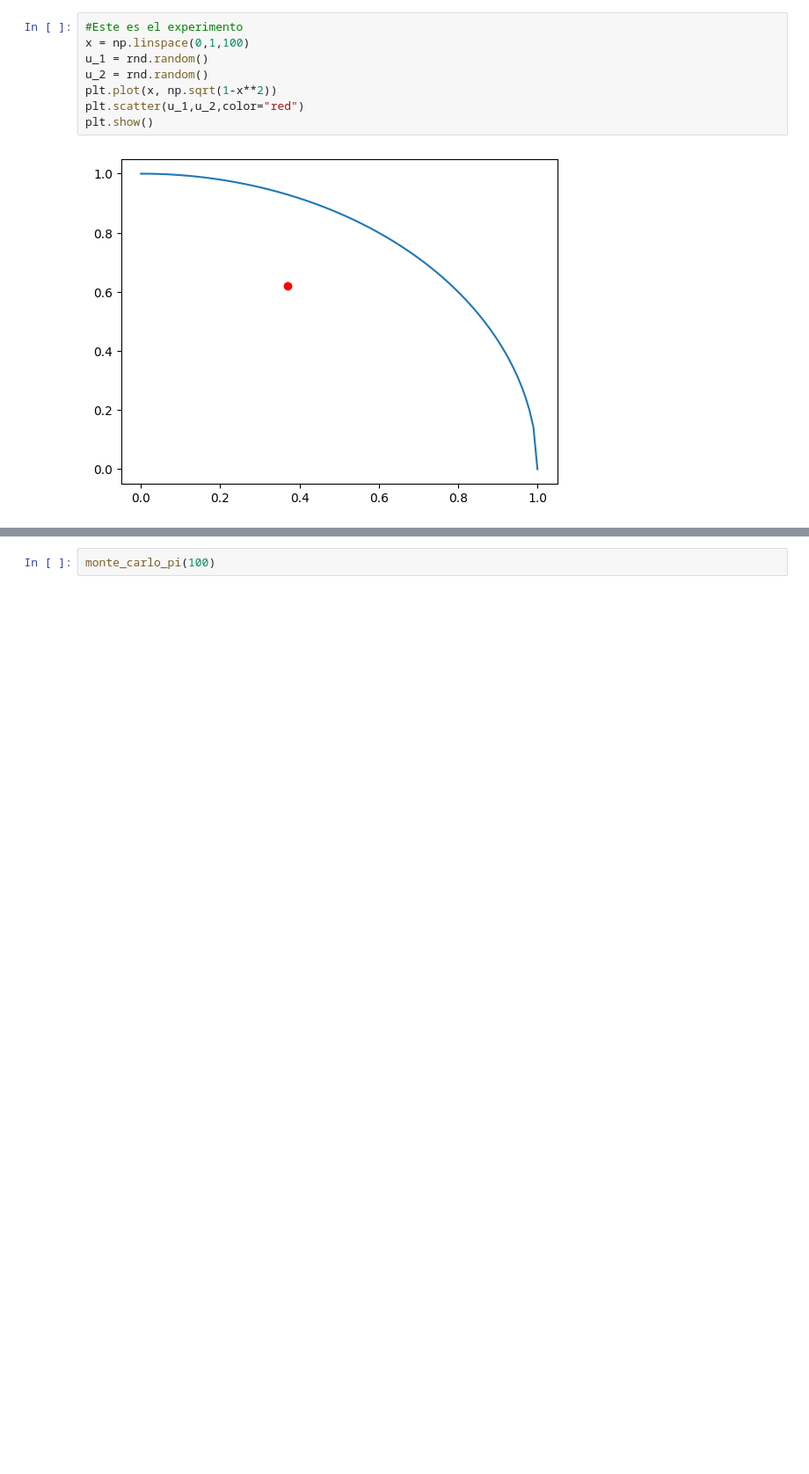
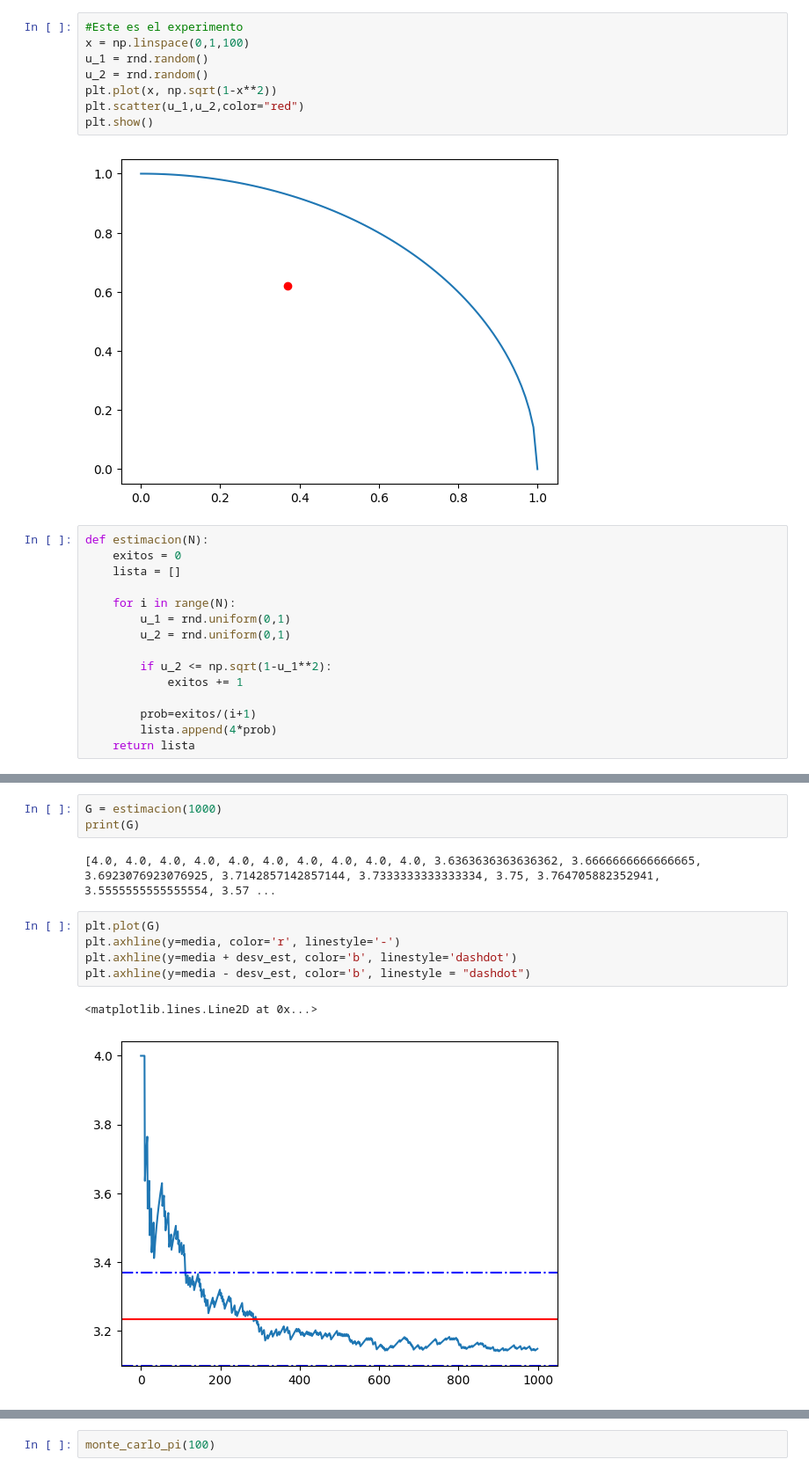
Before and after one commit to MartaPCastillo/Simulaci-n-I-, a Jupyter notebook: Aproximación_del_número_Pi.ipynb, the cells around one changed output, grey strips where cells are left out. Shown at 88% size. Saved outputs shown, nothing was run; the diff lists cells and outputs as text; blank space fills up the shorter version.

```diff
--- a/Aproximación_del_número_Pi.ipynb
+++ b/Aproximación_del_número_Pi.ipynb
@@ -58,3 +58,18 @@ plt.scatter(u_1,u_2,color="red")
 plt.show()
 # %% [output]
 [figure]
+# %%
+def estimacion(N):
+    exitos = 0
+    lista = []
+
+    for i in range(N):
+        u_1 = rnd.uniform(0,1)
+        u_2 = rnd.uniform(0,1)
+
+        if u_2 <= np.sqrt(1-u_1**2):
+            exitos += 1
+
+        prob=exitos/(i+1)
+        lista.append(4*prob)
+    return lista
@@ -60,0 +86,13 @@ plt.show()
+# %%
+G = estimacion(1000)
+print(G)
+# %% [output]
+[4.0, 4.0, 4.0, 4.0, 4.0, 4.0, 4.0, 4.0, 4.0, 4.0, 3.6363636363636362, 3.6666666666666665, 3.6923076923076925, 3.7142857142857144, 3.7333333333333334, 3.75, 3.764705882352941, 3.5555555555555554, 3.57 ...
+# %%
+plt.plot(G)
+plt.axhline(y=media, color='r', linestyle='-')
+plt.axhline(y=media + desv_est, color='b', linestyle='dashdot')
+plt.axhline(y=media - desv_est, color='b', linestyle = "dashdot")
+# %% [output]
+<matplotlib.lines.Line2D at 0x...>
+[figure, added]
```
Also changed, not shown: parts of 12 cells of this notebook.
